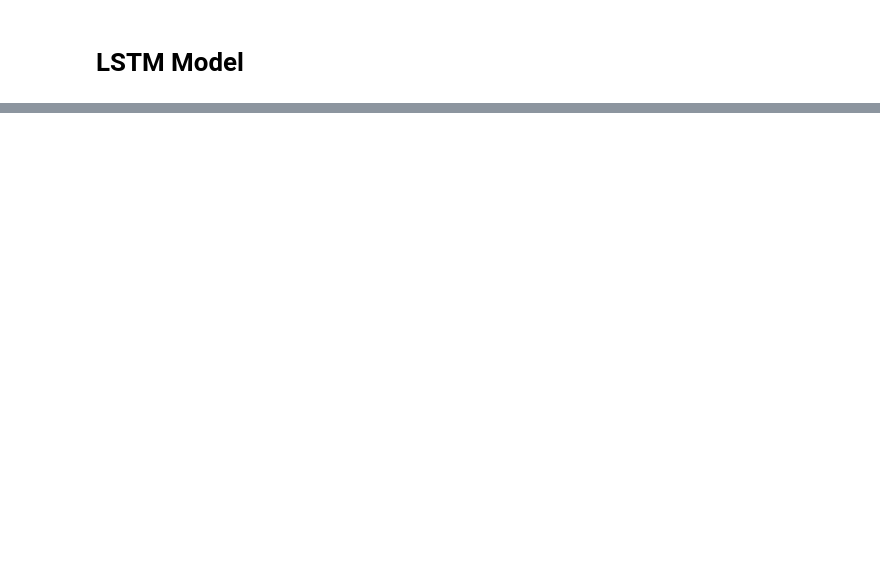
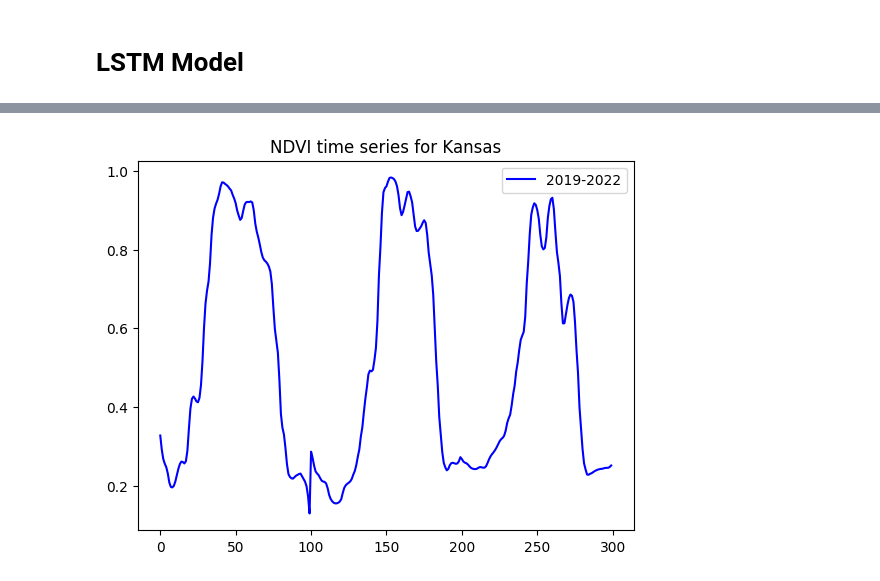
Before and after one commit to AguilarAngel9/Plant-Growth-Cycle-based-on-geospatial-data, a Jupyter notebook: Models/lstm.ipynb, the cells around one changed output, grey strips where cells are left out. Cells and saved outputs as stored; diff of their text form; code cells hidden in the pictures; blank space fills up the shorter version.

```diff
--- a/Models/lstm.ipynb
+++ b/Models/lstm.ipynb
@@ -37,7 +39,9 @@ class PARAMETERS:
   # Number of epochs.
   EPOCHS = 50
   # Next t steps to predeict.
-  PREDICT_STEPS = 150
+  PREDICT_STEPS = 100
+  # Acceptable error threshold
+  THRESHOLD = 0.04
 # %%
 def train_val_split(
   time: Union[List, np.ndarray],
@@ -92,7 +96,7 @@ dataset = windowed_dataset(series_train)
 # %%
 class EarlyStopping(tf.keras.callbacks.Callback):
   def on_epoch_end(self, epoch, logs={}):
-    if(logs.get('mae') < 0.03):
+    if(logs.get('mae') < PARAMETERS.THRESHOLD):
       print("\nMAEthreshold reached. Training stopped.")
       self.model.stop_training = True
 
@@ -201,0 +250,15 @@ plt.show()
+# %%
+# Read the data.
+df_ = pd.read_csv('smoothed_data_Kansas2.csv')
+x_ = np.concatenate((df['x_19'], df['x_20'], df['x_22']), axis=0)
+# NDVI time series.
+y_ = np.concatenate((df['y_19'], df['y_20'], df['y_22']), axis=0)
+# Generate the time vector in days after planting.
+time_ = [i for i in range(len(y_))]
+# %%
+plt.title('NDVI time series for Kansas')
+plt.plot(time_, y_, 'b', label='2019-2022')
+plt.legend()
+plt.show()
+# %% [output]
+[figure, added]
```
Also changed, not shown: parts of 9 cells of this notebook, 5 other files.
